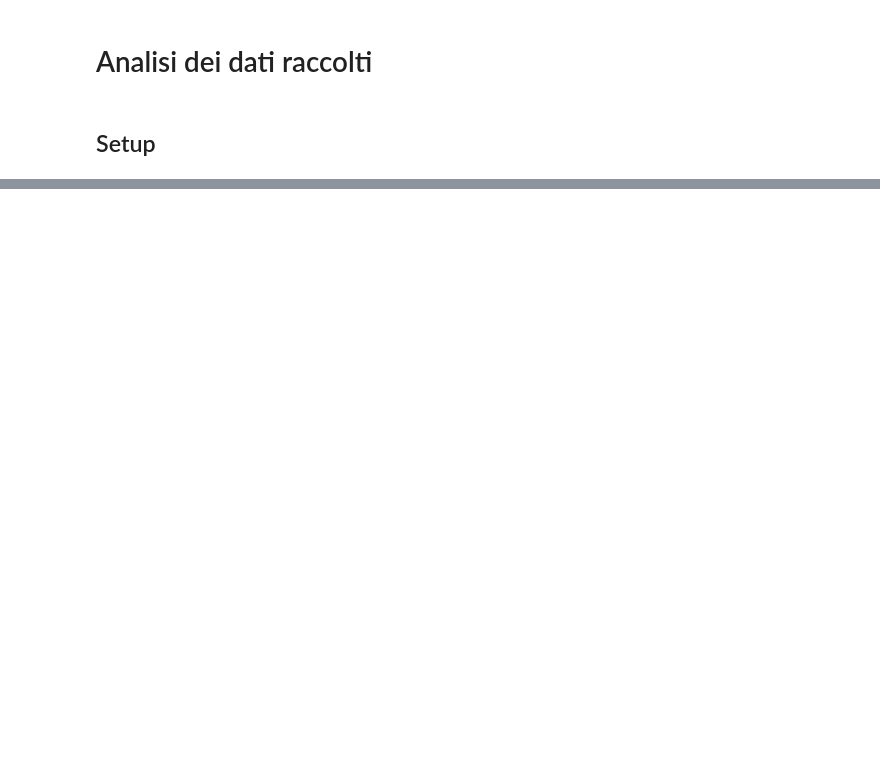
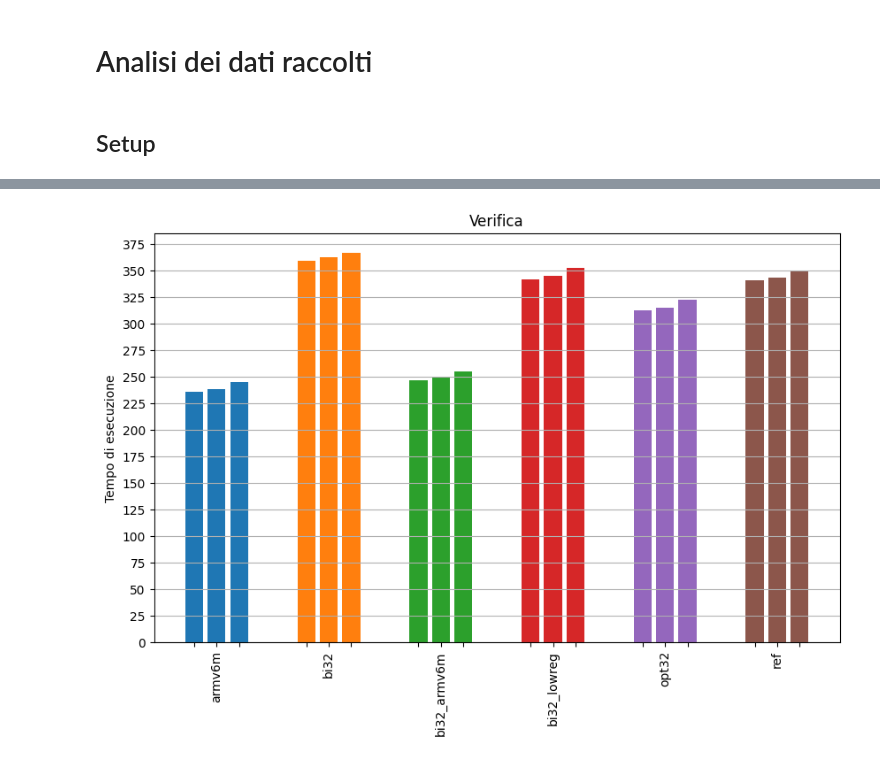
Before and after one commit to MattiaOldani/Tirocinio-ASCON, a Jupyter notebook: adafruit/crypto_auth/notebook/asconmacav12.ipynb, the cells around one changed output, grey strips where cells are left out. Drawn from its saved outputs; the diff is of its cells as text; code cells hidden in the pictures; blank space fills up the shorter version.

```diff
--- a/adafruit/crypto_auth/notebook/asconmacav12.ipynb
+++ b/adafruit/crypto_auth/notebook/asconmacav12.ipynb
@@ -1166,0 +70,5 @@ Varianza: 7.540836836836835
+# %%
+# Verifica tag
+plotter(DATAFRAMES, "0B-V", IMPLEMENTATIONS, 25)
+# %% [output]
+[figure, added]
```
Also changed, not shown: parts of 129 cells of this notebook, 4 other files.
